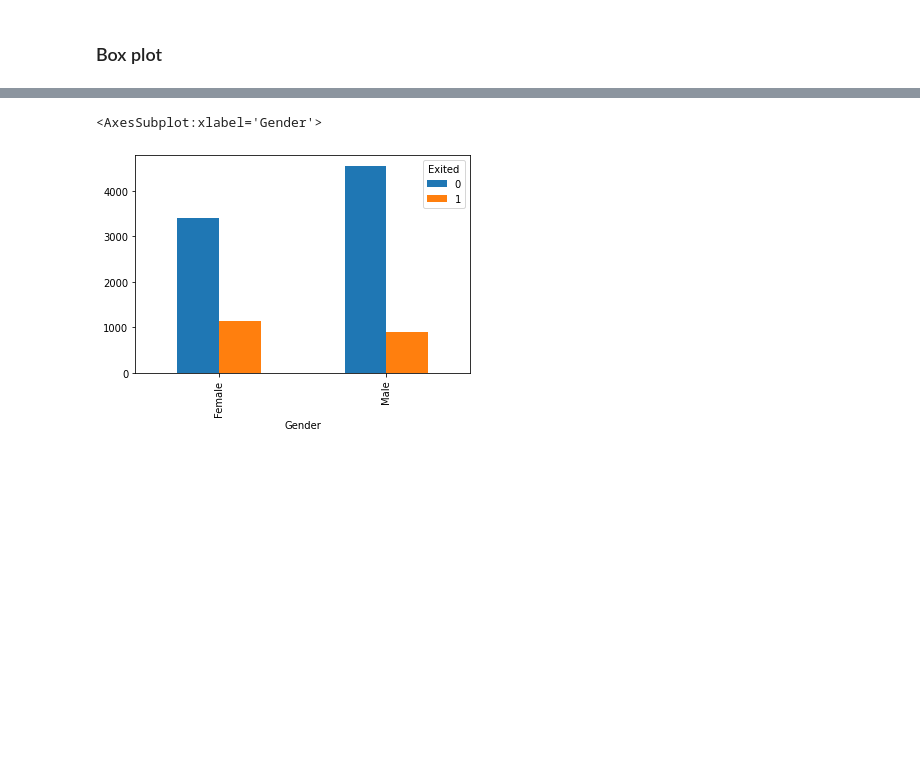
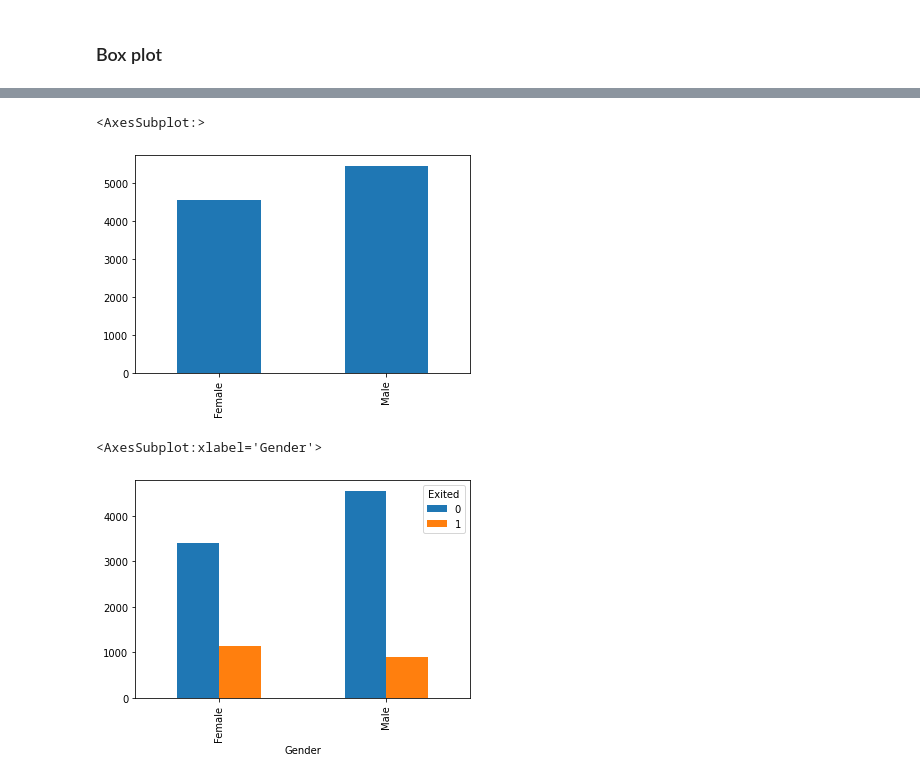
Before and after one commit to VinceTruong/Churn_Modelling, a Jupyter notebook: Vu Truong.ipynb, the cells around one changed output, grey strips where cells are left out. Saved outputs shown, nothing was run; the diff lists cells and outputs as text; code cells hidden in the pictures; blank space fills up the shorter version.

```diff
--- a/Vu Truong.ipynb
+++ b/Vu Truong.ipynb
@@ -176,3 +137,8 @@ plt.boxplot(df['EstimatedSalary'], vert=False, whis=3)
+# %%
+df['Gender'].value_counts().sort_index().plot.bar()
+# %% [output]
+<AxesSubplot:>
+[figure, added]
 # %%
 pd.crosstab(df['Gender'], df['Exited']).plot(kind='bar')
 # %% [output]
```
Also changed, not shown: parts of 21 cells of this notebook, 1 other file.
